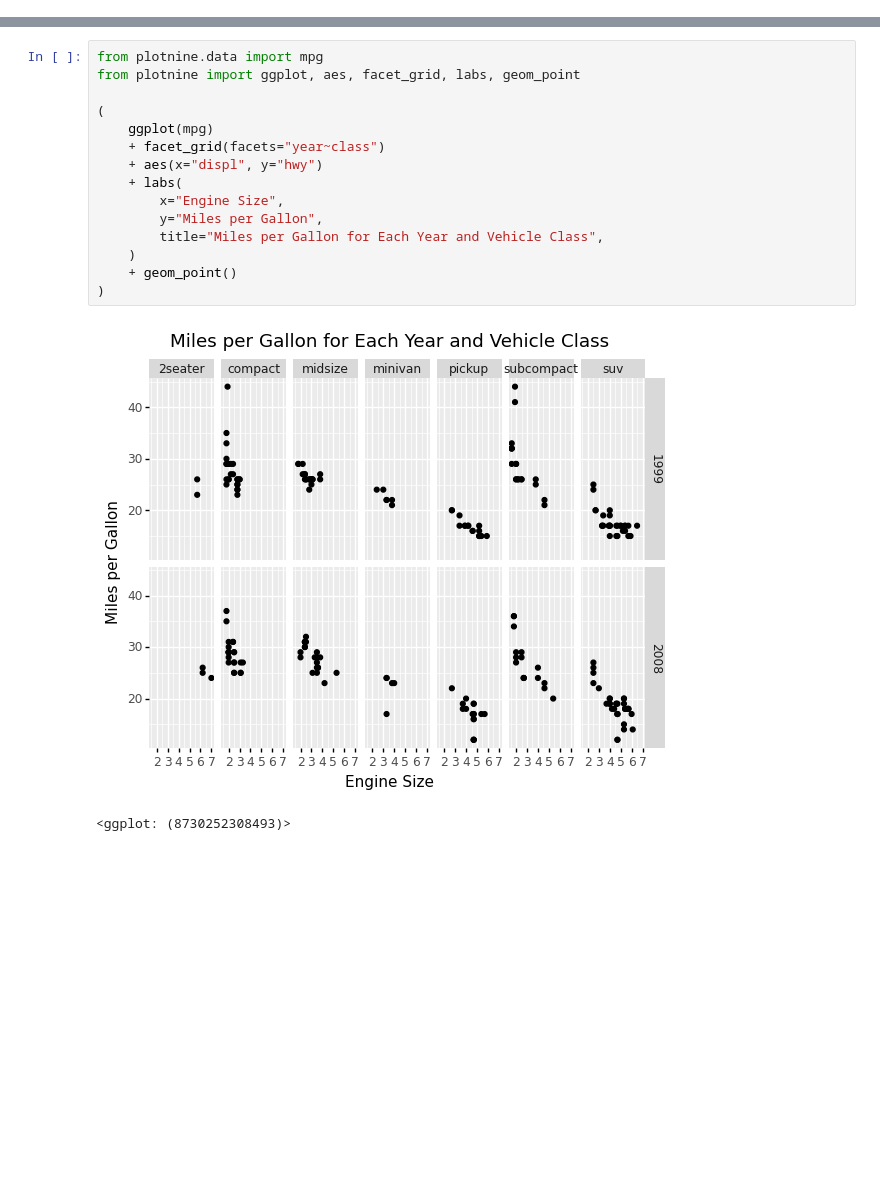
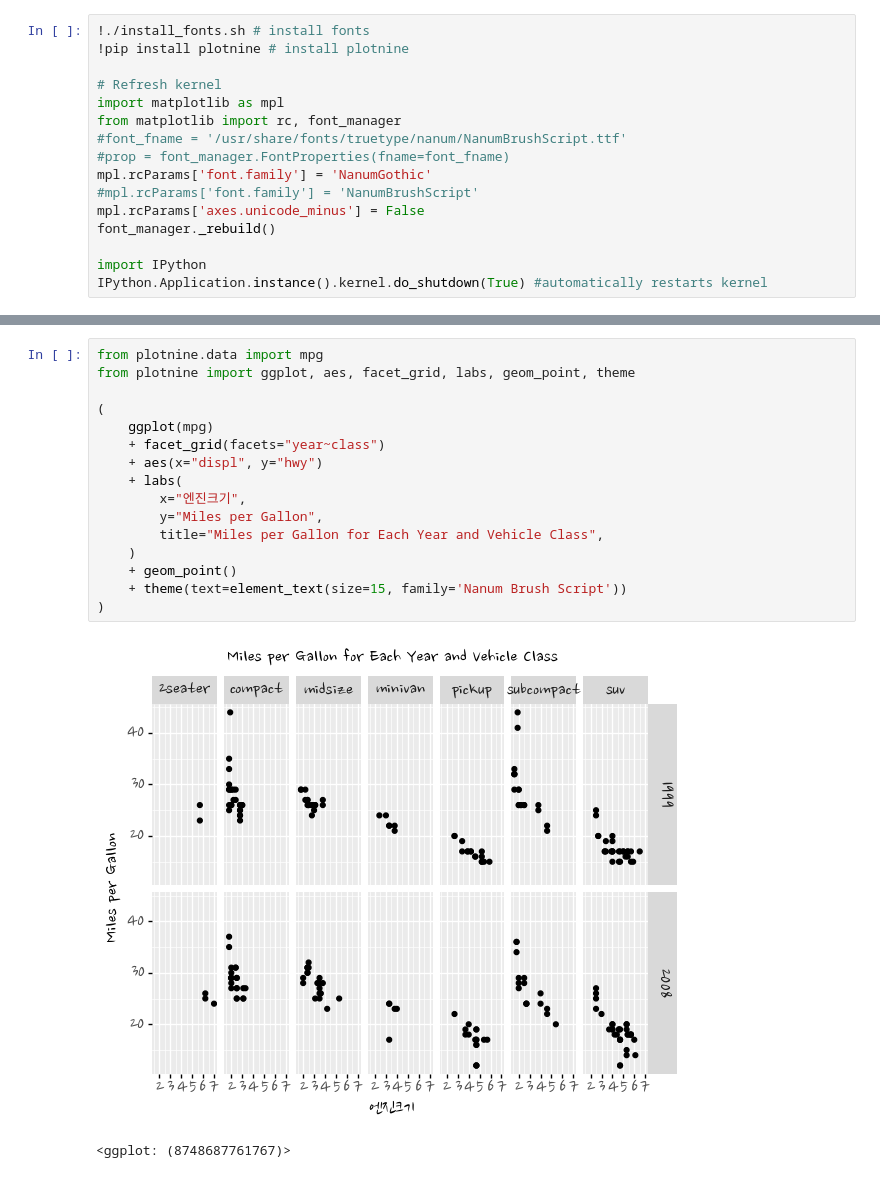
Before and after one commit to anarinsk/test-python-ggplot, a Jupyter notebook: Untitled.ipynb, the cells around one changed output, grey strips where cells are left out. Drawn from its saved outputs; the diff is of its cells as text; blank space fills up the shorter version.

```diff
--- a/Untitled.ipynb
+++ b/Untitled.ipynb
@@ -38,0 +7,16 @@ economics
+# %%
+!./install_fonts.sh # install fonts
+!pip install plotnine # install plotnine
+
+# Refresh kernel
+import matplotlib as mpl
+from matplotlib import rc, font_manager
+#font_fname = '/usr/share/fonts/truetype/nanum/NanumBrushScript.ttf'
+#prop = font_manager.FontProperties(fname=font_fname)
+mpl.rcParams['font.family'] = 'NanumGothic'
+#mpl.rcParams['font.family'] = 'NanumBrushScript'
+mpl.rcParams['axes.unicode_minus'] = False
+font_manager._rebuild()
+
+import IPython
+IPython.Application.instance().kernel.do_shutdown(True) #automatically restarts kernel
@@ -137,21 +109,22 @@ ggplot(mpg) + aes(x="class") + geom_bar() + coord_flip()
 # %%
 from plotnine.data import mpg
-from plotnine import ggplot, aes, facet_grid, labs, geom_point
+from plotnine import ggplot, aes, facet_grid, labs, geom_point, theme
 
 (
     ggplot(mpg)
     + facet_grid(facets="year~class")
     + aes(x="displ", y="hwy")
     + labs(
-        x="Engine Size",
+        x="엔진크기",
         y="Miles per Gallon",
         title="Miles per Gallon for Each Year and Vehicle Class",
     )
     + geom_point()
+    + theme(text=element_text(size=15, family='Nanum Brush Script'))
 )
 # %% [output]
-[figure, old version]
+[figure, new version]
-<ggplot: (8730252308493)>
+<ggplot: (8748687761767)>
 # %%
 from plotnine.data import mpg
 from plotnine import ggplot, aes, facet_grid, labs, geom_point, theme_dark, theme_xkcd
```
Also changed, not shown: parts of 19 cells of this notebook, 1 other file.
